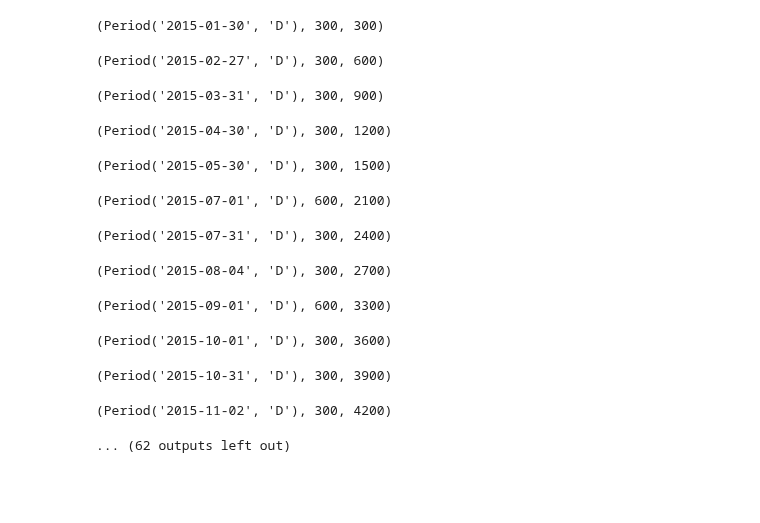
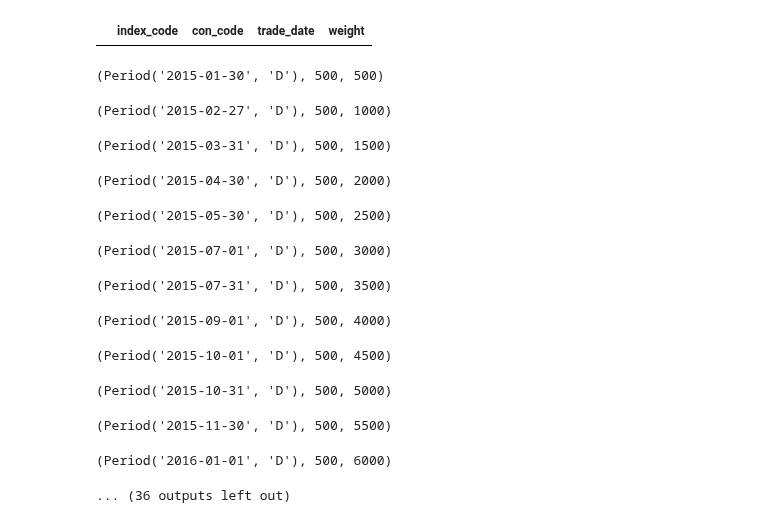
Before and after one commit to dxcv/ML4M, a Jupyter notebook: notebook/download_tushare.ipynb, the cells around one changed output. Drawn from its saved outputs; the diff is of its cells as text; code cells hidden in the pictures; blank space fills up the shorter version.

```diff
--- a/notebook/download_tushare.ipynb
+++ b/notebook/download_tushare.ipynb
@@ -171,0 +171,4 @@ full_df.to_csv('../database/HS300IDX_2007-2009.csv', index=False, encoding='utf-
+# %%
+pro.index_weight(index_code='000905.SH', start_date='2005-01-01', end_date='2007-01-01')
+# %% [output]
+|  | index_code | con_code | trade_date | weight |
@@ -178,7 +183,7 @@ for today in pd.period_range(start='2015-01-01', end='2019-01-01', freq='D'):
         flag = 1
     elif flag == 1:
         end_date = today.strftime('%Y%m%d')
-        df = pro.index_weight(index_code='399300.SZ', start_date=start_date, end_date=end_date)
+        df = pro.index_weight(index_code='000905.SH', start_date=start_date, end_date=end_date)
         if full_df is not None:
             full_df = pd.concat([full_df, df], ignore_index=True)
         else:
@@ -190,7 +195,7 @@ for today in pd.period_range(start='2015-01-01', end='2019-01-01', freq='D'):
         time.sleep(1)
 
 len(full_df)
-full_df.to_csv('../database/HS300IDX_2015-2018.csv', index=False, encoding='utf-8')
+full_df.to_csv('../database/ZZ500IDX_2015-2018.csv', index=False, encoding='utf-8')
 full_df
 
 
@@ -199,16 +204,16 @@ full_df
 # end_date = '20050201'
 # pro.index_weight(index_code='399300.SZ', start_date=start_date, end_date=end_date)
 # %% [output]
-(Period('2015-01-30', 'D'), 300, 300)
+(Period('2015-01-30', 'D'), 500, 500)
-(Period('2015-02-27', 'D'), 300, 600)
+(Period('2015-02-27', 'D'), 500, 1000)
-(Period('2015-03-31', 'D'), 300, 900)
+(Period('2015-03-31', 'D'), 500, 1500)
-(Period('2015-04-30', 'D'), 300, 1200)
+(Period('2015-04-30', 'D'), 500, 2000)
-(Period('2015-05-30', 'D'), 300, 1500)
+(Period('2015-05-30', 'D'), 500, 2500)
-(Period('2015-07-01', 'D'), 600, 2100)
+(Period('2015-07-01', 'D'), 500, 3000)
-(Period('2015-07-31', 'D'), 300, 2400)
+(Period('2015-07-31', 'D'), 500, 3500)
-(Period('2015-08-04', 'D'), 300, 2700)
+(Period('2015-09-01', 'D'), 500, 4000)
-(Period('2015-09-01', 'D'), 600, 3300)
+(Period('2015-10-01', 'D'), 500, 4500)
-(Period('2015-10-01', 'D'), 300, 3600)
+(Period('2015-10-31', 'D'), 500, 5000)
-(Period('2015-10-31', 'D'), 300, 3900)
+(Period('2015-11-30', 'D'), 500, 5500)
-(Period('2015-11-02', 'D'), 300, 4200)
+(Period('2016-01-01', 'D'), 500, 6000)
-... (62 outputs left out)
+... (36 outputs left out)
```
Also changed, not shown: parts of 4 cells of this notebook, 3 other files.
